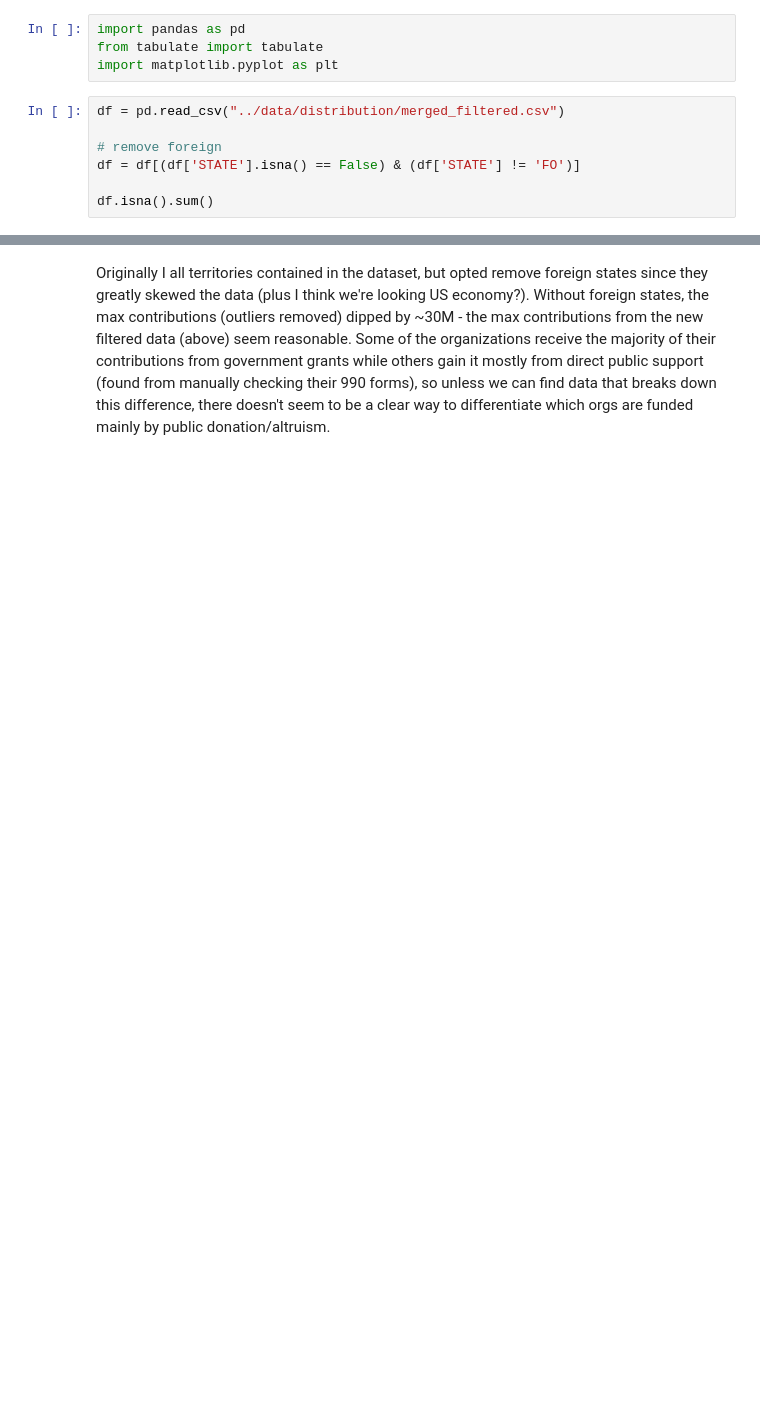
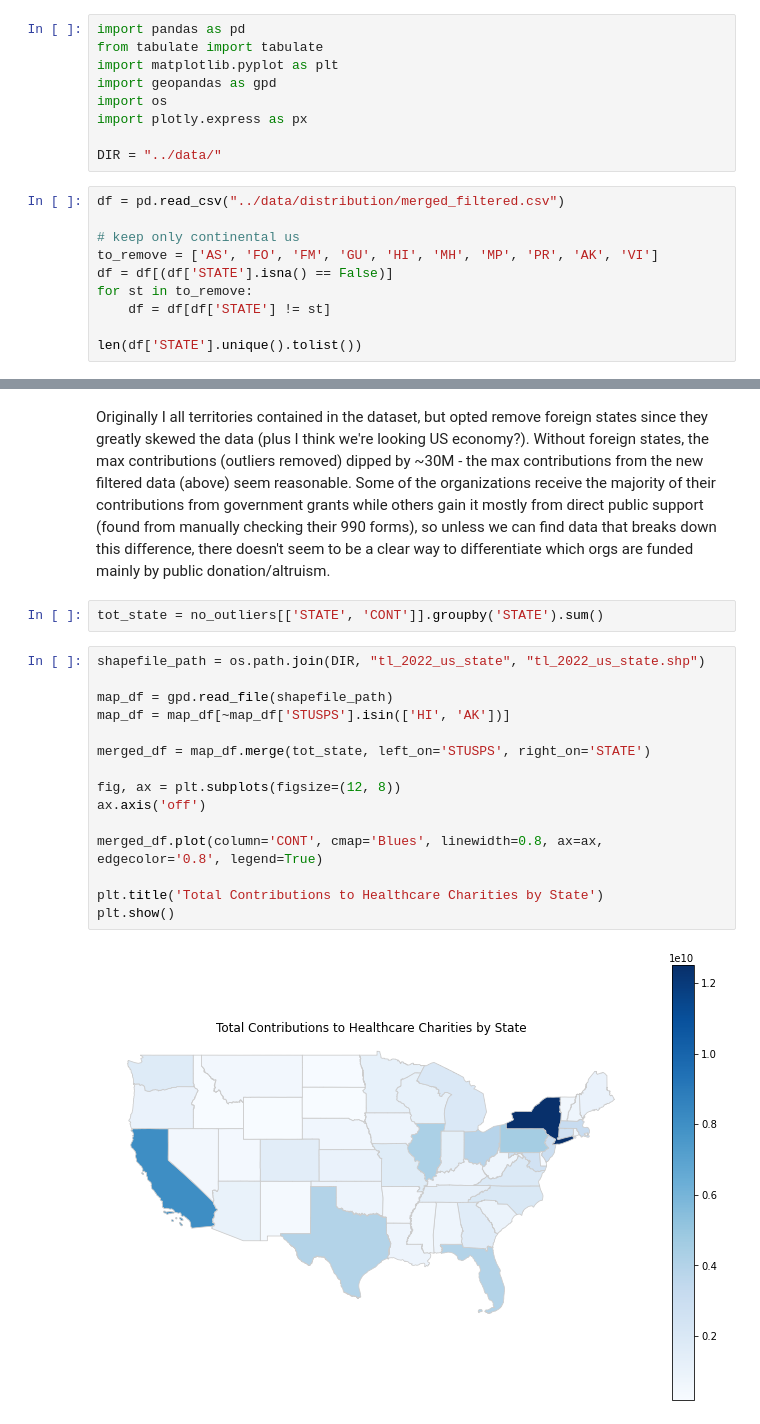
Before and after one commit to DSPG-Young-Scholars-Program/biokind_dspg23, a Jupyter notebook: nccs/code/states_analysis.ipynb, the cells around one changed output, grey strips where cells are left out. Cells and saved outputs as stored; diff of their text form; blank space fills up the shorter version.

```diff
--- a/nccs/code/states_analysis.ipynb
+++ b/nccs/code/states_analysis.ipynb
@@ -6,11 +8,19 @@ includes territories as of right now, but should consider if these should remain
 import pandas as pd
 from tabulate import tabulate
 import matplotlib.pyplot as plt
+import geopandas as gpd
+import os
+import plotly.express as px
+
+DIR = "../data/"
 # %%
 df = pd.read_csv("../data/distribution/merged_filtered.csv")
 
-# remove foreign
-df = df[(df['STATE'].isna() == False) & (df['STATE'] != 'FO')]
+# keep only continental us
+to_remove = ['AS', 'FO', 'FM', 'GU', 'HI', 'MH', 'MP', 'PR', 'AK', 'VI']
+df = df[(df['STATE'].isna() == False)]
+for st in to_remove:
+    df = df[df['STATE'] != st]
 
-df.isna().sum()
+len(df['STATE'].unique().tolist())
 # %% [output]
@@ -124,3 +120,22 @@ no_outliers.sort_values('CONT').tail()
 | 171317 | 521920603 | 2012.0 | HOME CARE PARTNERS INC | DC | E | 1234 MASSACHUSETTS AVENUE NW NO | WASHINGTON | 20005-4526 | 3.0 | HE | HE | ... |
 # %% [markdown]
 Originally I all territories contained in the dataset, but opted remove foreign states since they greatly skewed the data (plus I think we're looking US economy?). Without foreign states, the max contributions (outliers removed) dipped by ~30M - the max contributions from the new filtered data (above) seem reasonable. Some of the organizations receive the majority of their contributions from government grants while others gain it mostly from direct public support (found from manually checking their 990 forms), so unless we can find data that breaks down this difference, there doesn't seem to be a clear way to differentiate which orgs are funded mainly by public donation/altruism.
+# %%
+tot_state = no_outliers[['STATE', 'CONT']].groupby('STATE').sum()
+# %%
+shapefile_path = os.path.join(DIR, "tl_2022_us_state", "tl_2022_us_state.shp")
+
+map_df = gpd.read_file(shapefile_path)
+map_df = map_df[~map_df['STUSPS'].isin(['HI', 'AK'])]
+
+merged_df = map_df.merge(tot_state, left_on='STUSPS', right_on='STATE')
+
+fig, ax = plt.subplots(figsize=(12, 8))
+ax.axis('off')
+
+merged_df.plot(column='CONT', cmap='Blues', linewidth=0.8, ax=ax, edgecolor='0.8', legend=True)
+
+plt.title('Total Contributions to Healthcare Charities by State')
+plt.show()
+# %% [output]
+[figure, added]
```
Also changed, not shown: parts of 5 cells of this notebook, 4 other files.
